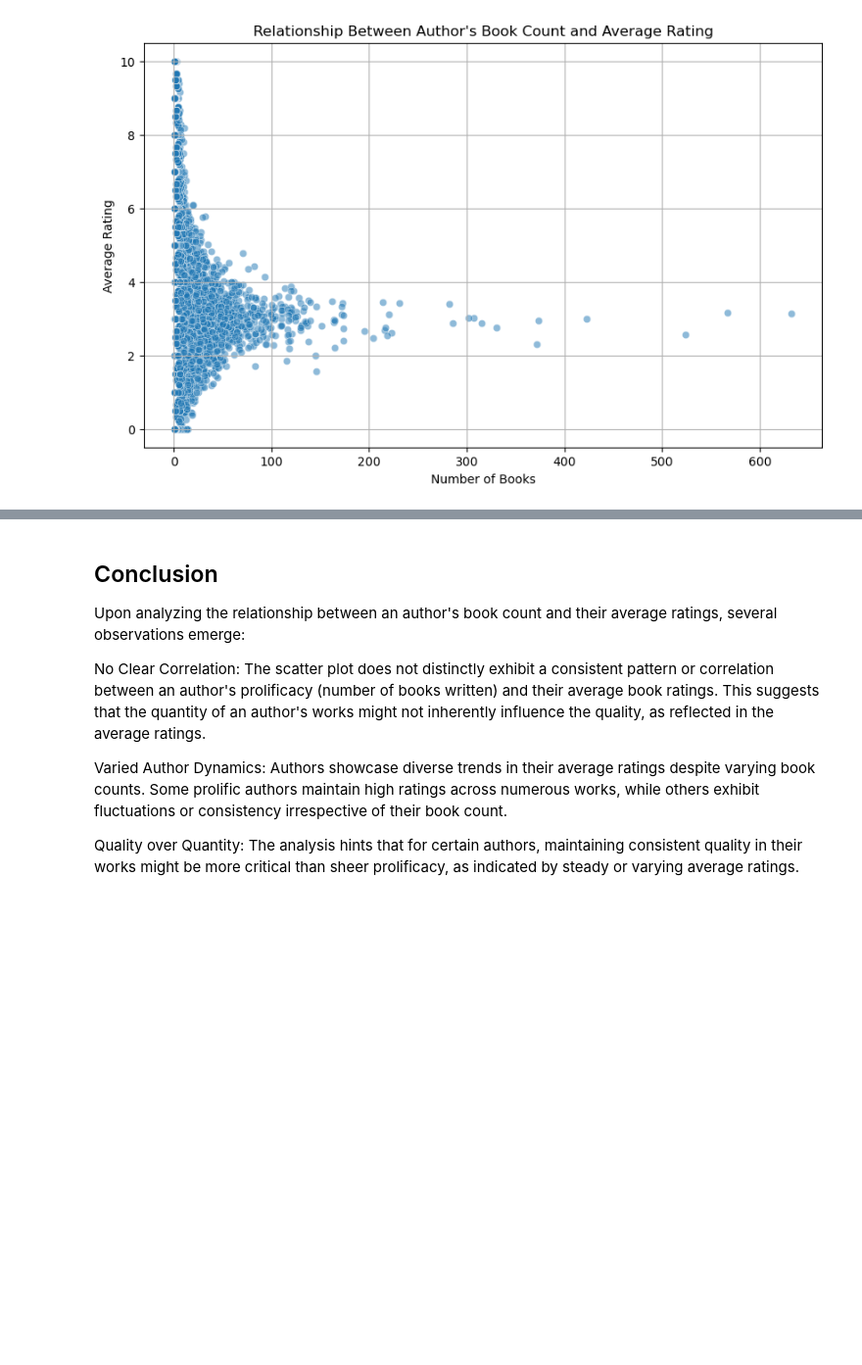
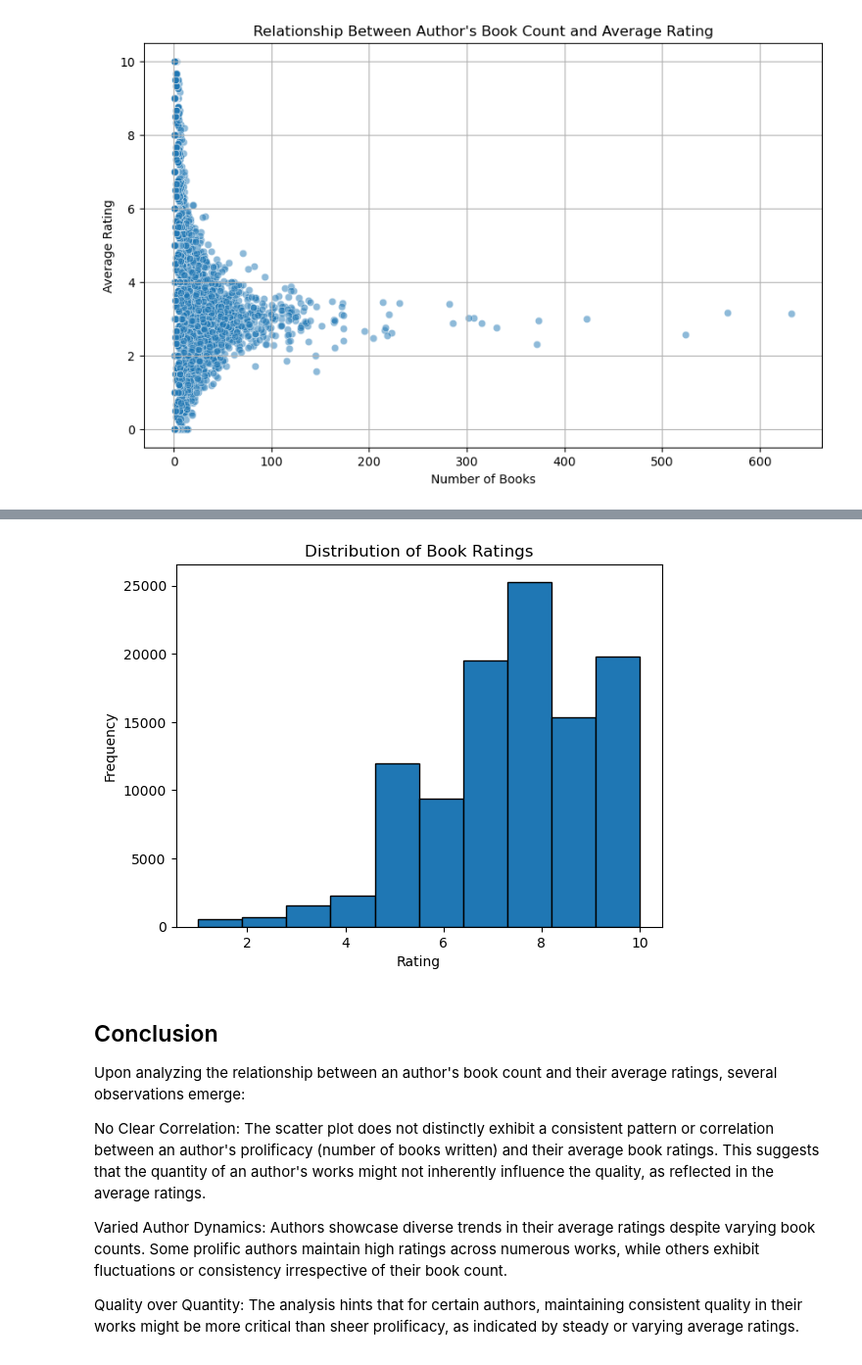
Before and after one commit to nikkirastogi/Exploring-the-World-of-Books, a Jupyter notebook: books_and_reviews.ipynb, the cells around one changed output, grey strips where cells are left out. Shown at 98% size. Cells and saved outputs as stored; diff of their text form; code cells hidden in the pictures; blank space fills up the shorter version.

```diff
--- a/books_and_reviews.ipynb
+++ b/books_and_reviews.ipynb
@@ -325,3 +332,9 @@ book_inf.corr_rating_year()
+# %%
+from book_surprise import BooksSurprise
+book_surprise = BooksSurprise(df)
+book_surprise.df_surprise()
+# %% [output]
+[figure, added]
 # %% [markdown]
 ## Conclusion
 
```
Also changed, not shown: parts of 16 cells of this notebook, 5 other files.
